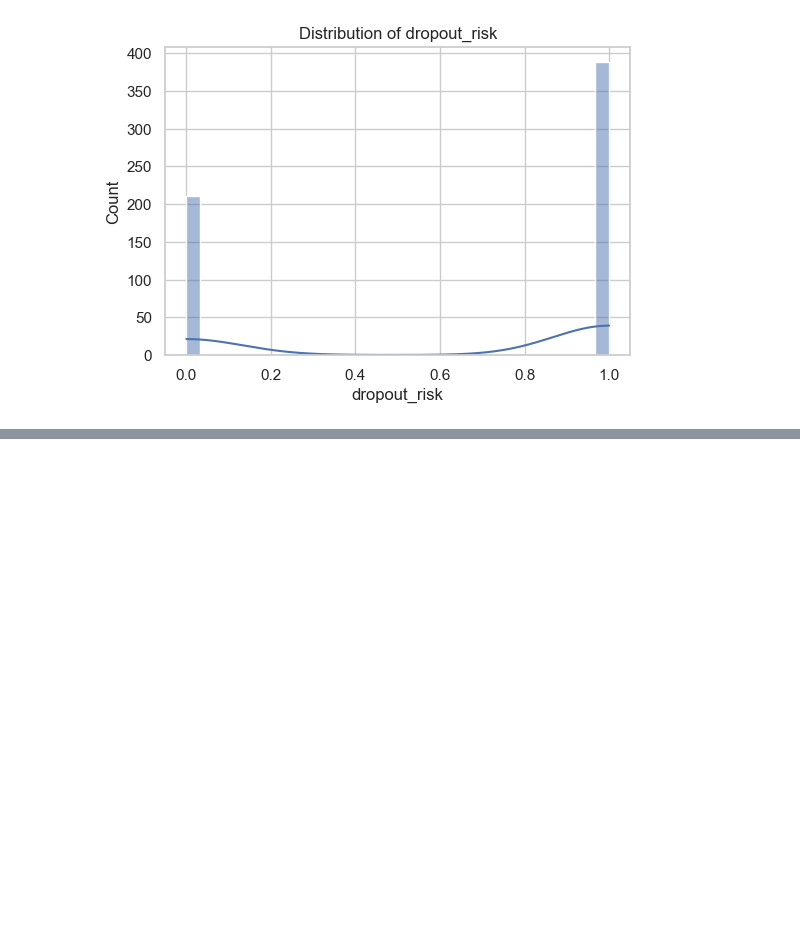
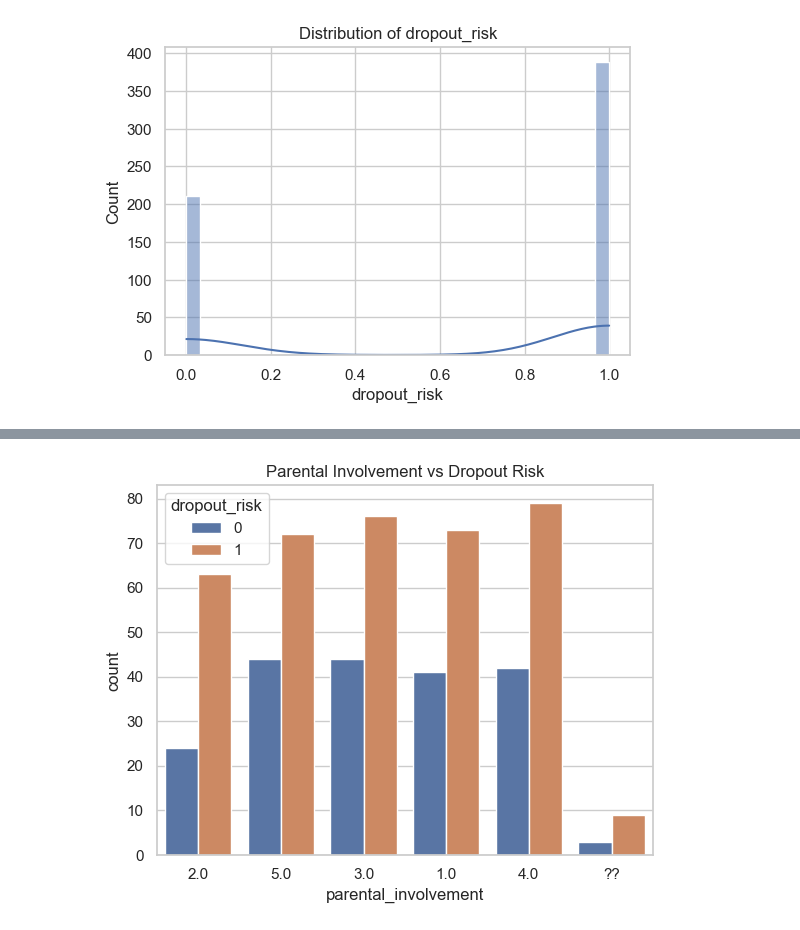
Before and after one commit to BrianZiro/edulensml, a Jupyter notebook: notebooks/02_eda_cleaning.ipynb, the cells around one changed output, grey strips where cells are left out. Saved outputs shown, nothing was run; the diff lists cells and outputs as text; code cells hidden in the pictures; blank space fills up the shorter version.

```diff
--- a/notebooks/02_eda_cleaning.ipynb
+++ b/notebooks/02_eda_cleaning.ipynb
@@ -55,0 +78,6 @@ for col in categorical_cols:
+# %%
+sns.countplot(x='parental_involvement', hue='dropout_risk', data=df)
+plt.title("Parental Involvement vs Dropout Risk")
+plt.show()
+# %% [output]
+[figure, added]
```
Also changed, not shown: parts of 8 cells of this notebook, 1 other file.
